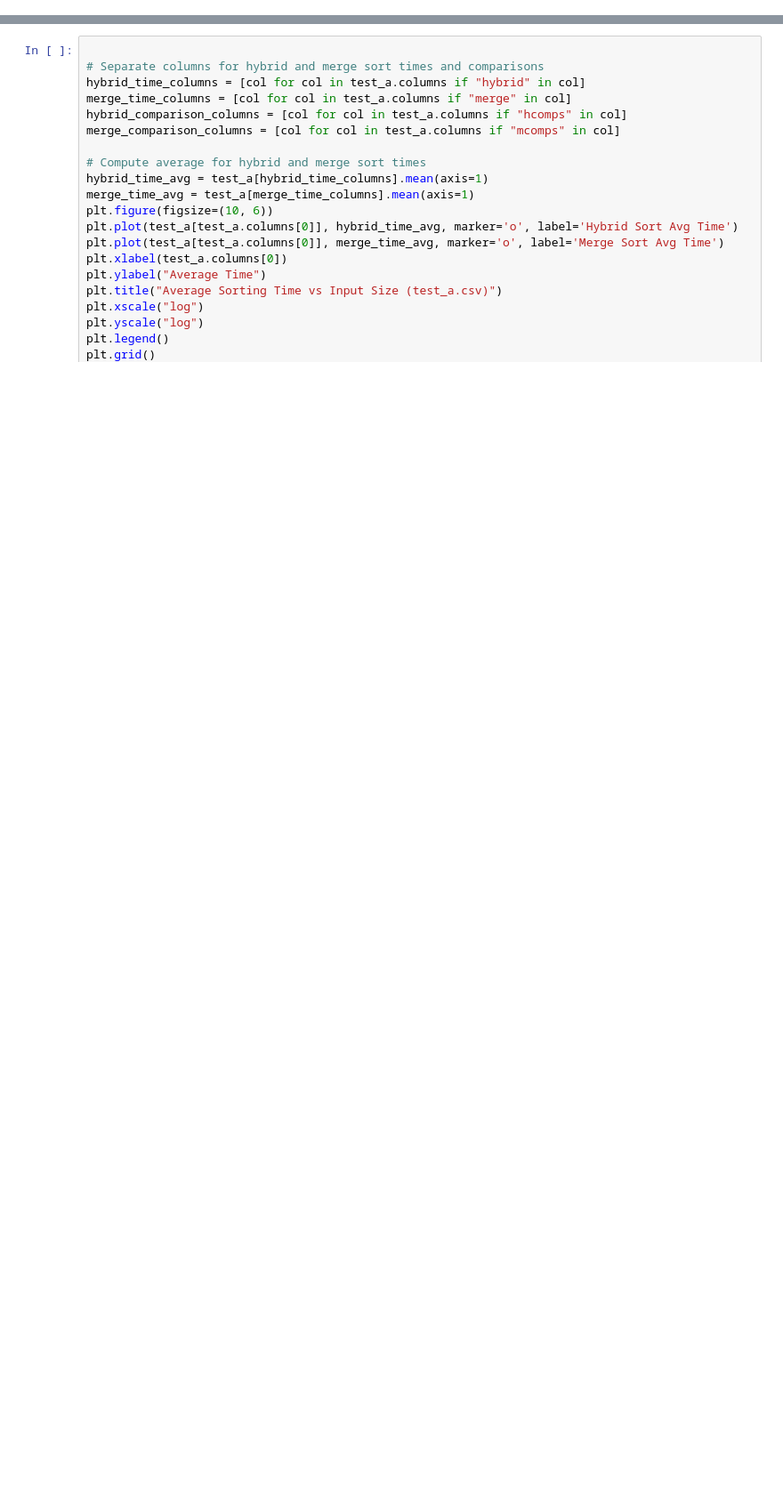
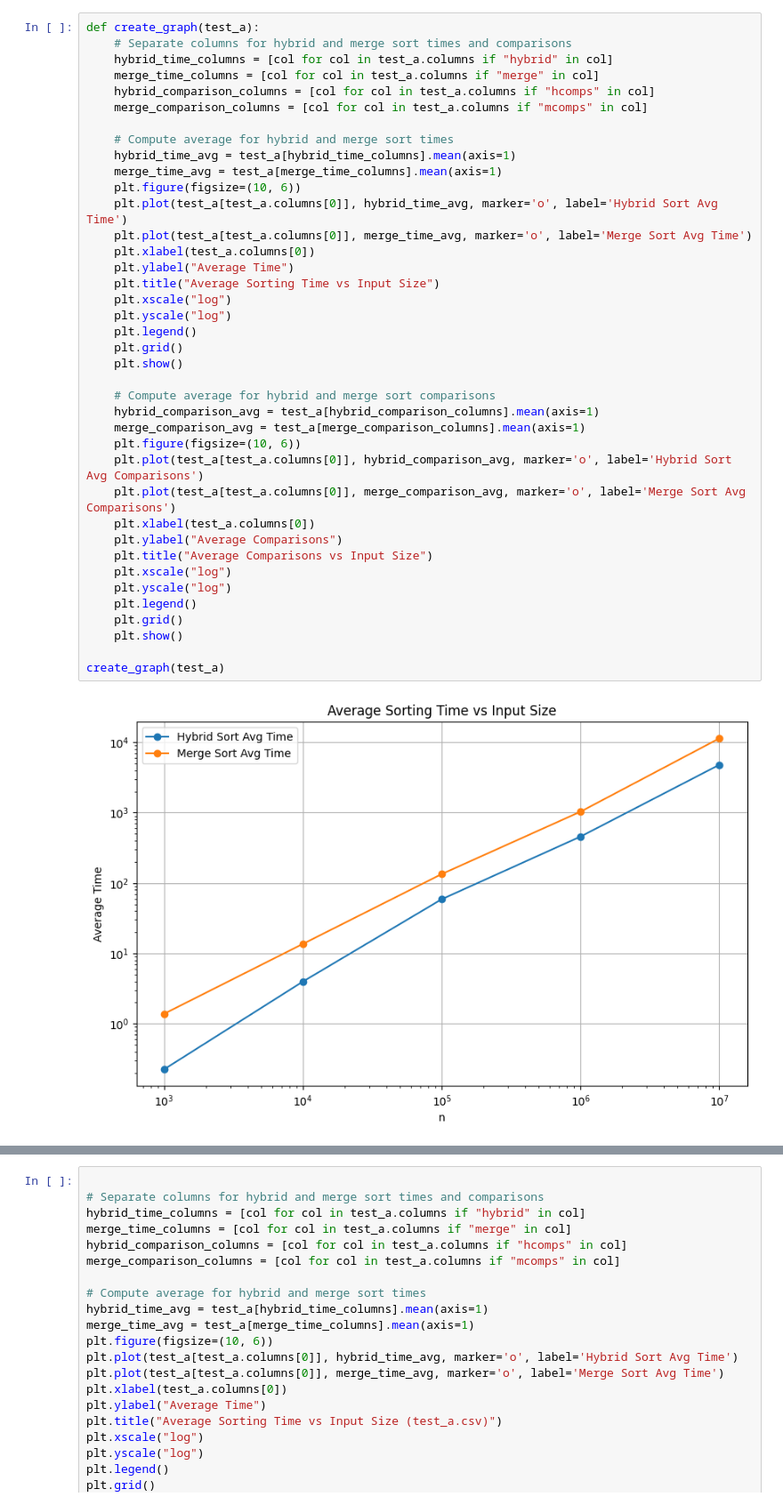
Before and after one commit to Eyewhy/SC2001-Lab, a Jupyter notebook: lab1/Lab1_Graphs.ipynb, the cells around one changed output, grey strips where cells are left out. Shown: that part at 89% size. Cells and saved outputs as stored; diff of their text form; blank space fills up the shorter version.

```diff
--- a/lab1/Lab1_Graphs.ipynb
+++ b/lab1/Lab1_Graphs.ipynb
@@ -66,0 +10,41 @@ plt.show()
+# %%
+def create_graph(test_a):
+    # Separate columns for hybrid and merge sort times and comparisons
+    hybrid_time_columns = [col for col in test_a.columns if "hybrid" in col]
+    merge_time_columns = [col for col in test_a.columns if "merge" in col]
+    hybrid_comparison_columns = [col for col in test_a.columns if "hcomps" in col]
+    merge_comparison_columns = [col for col in test_a.columns if "mcomps" in col]
+
+    # Compute average for hybrid and merge sort times
+    hybrid_time_avg = test_a[hybrid_time_columns].mean(axis=1)
+    merge_time_avg = test_a[merge_time_columns].mean(axis=1)
+    plt.figure(figsize=(10, 6))
+    plt.plot(test_a[test_a.columns[0]], hybrid_time_avg, marker='o', label='Hybrid Sort Avg Time')
+    plt.plot(test_a[test_a.columns[0]], merge_time_avg, marker='o', label='Merge Sort Avg Time')
+    plt.xlabel(test_a.columns[0])
+    plt.ylabel("Average Time")
+    plt.title("Average Sorting Time vs Input Size")
+    plt.xscale("log")
+    plt.yscale("log")
+    plt.legend()
+    plt.grid()
+    plt.show()
+
+    # Compute average for hybrid and merge sort comparisons
+    hybrid_comparison_avg = test_a[hybrid_comparison_columns].mean(axis=1)
+    merge_comparison_avg = test_a[merge_comparison_columns].mean(axis=1)
+    plt.figure(figsize=(10, 6))
+    plt.plot(test_a[test_a.columns[0]], hybrid_comparison_avg, marker='o', label='Hybrid Sort Avg Comparisons')
+    plt.plot(test_a[test_a.columns[0]], merge_comparison_avg, marker='o', label='Merge Sort Avg Comparisons')
+    plt.xlabel(test_a.columns[0])
+    plt.ylabel("Average Comparisons")
+    plt.title("Average Comparisons vs Input Size")
+    plt.xscale("log")
+    plt.yscale("log")
+    plt.legend()
+    plt.grid()
+    plt.show()
+
+create_graph(test_a)
+# %% [output]
+[figure, added]
```
Also changed, not shown: parts of 9 cells of this notebook, 9 other files.
